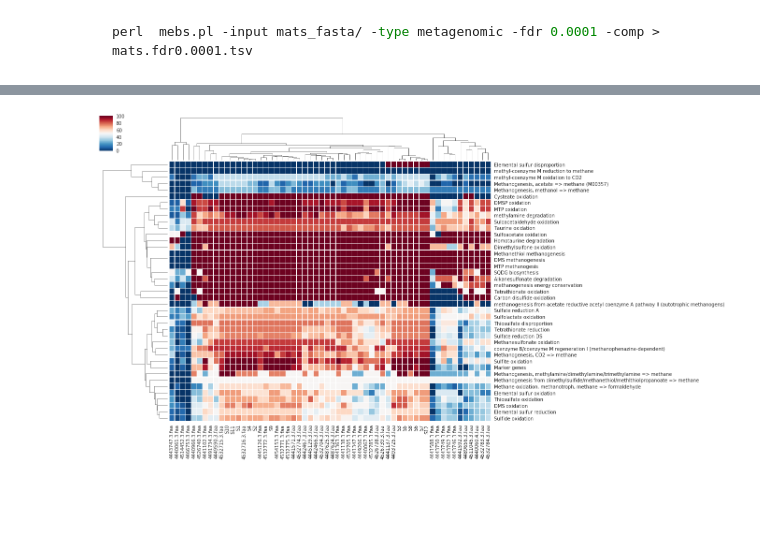
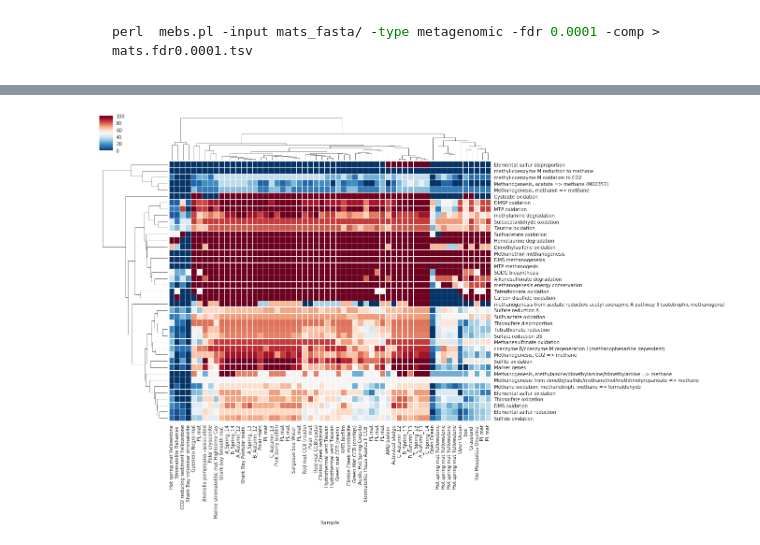
Before and after one commit to valdeanda/Time_series_mats, a Jupyter notebook: scripts/completeness.ipynb, the cells around one changed output, grey strips where cells are left out. Saved outputs shown, nothing was run; the diff lists cells and outputs as text; code cells hidden in the pictures; blank space fills up the shorter version.

Commit message:
names instead of mg-rast ids

```diff
--- a/scripts/completeness.ipynb
+++ b/scripts/completeness.ipynb
@@ -24,7 +24,8 @@ perl  mebs.pl -input mats_fasta/ -type metagenomic -fdr 0.0001 -comp > mats.fdr0
 #sed  -i 's/_metahit.final.contigs.fa.prodigal.faa//g' ../data/mats.fdr0.0001.tsv
 # %%
 #MEBS_mats=pd.read_table("../data/mats.fdr0.0001.tsv", index_col=0, sep="\t")
-MEBS_mats =pd.read_table("../data/allmebs2.2plot.tab", index_col=0, sep="\t")
+#MEBS_mats =pd.read_table("../data/allmebs2.2plot.tab", index_col=0, sep="\t")
+MEBS_mats =pd.read_table("../data/allmebs2.names.tab", index_col=0, sep="\t")
 # %%
 MEBS_comp=MEBS_mats.drop(['sulfur', 'carbon','oxygen','iron','nitrogen','<sulfur comp>', '<carbon comp>'],axis=1)
 MEBS_comp.head()
@@ -107,9 +89,9 @@ MEBS_comp=MEBS_comp.T
 #MEBS_comp=MEBS_comp[sortedcolumns]
 # %%
 sns.set(font_scale=1)
-axs = sns.clustermap(MEBS_comp, col_cluster=True, linewidths=0.1,cmap=sns.color_palette("RdBu_r", 100),
+axs = sns.clustermap(MEBS_comp, col_cluster=True, linewidths=0.01,cmap=sns.color_palette("RdBu_r", 100),
                      figsize=(15,12))
 plt.tight_layout()
 plt.savefig("../figures/completenessall.png", bbox_inches='tight', dpi=500)
 # %% [output]
-[figure, old version]
+[figure, new version]
```
Also changed, not shown: parts of 2 cells of this notebook.
